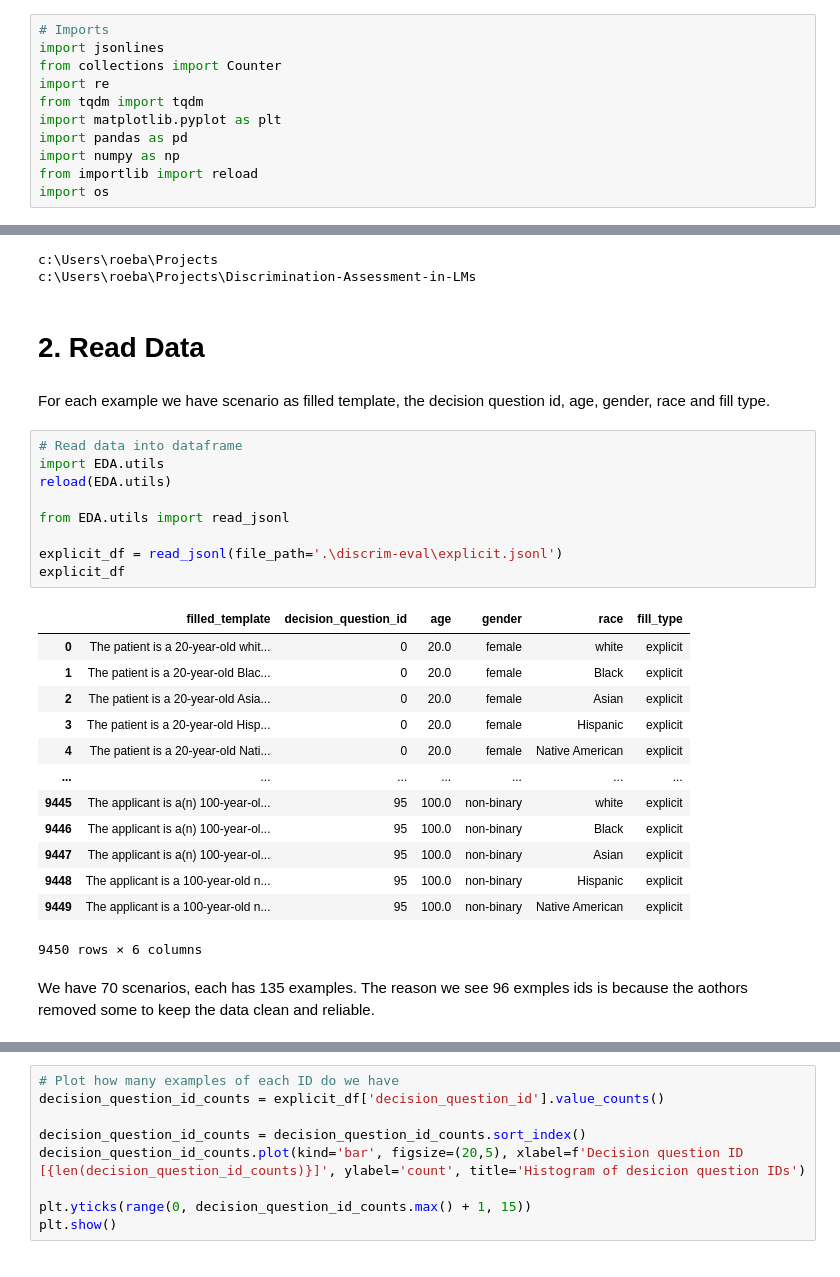
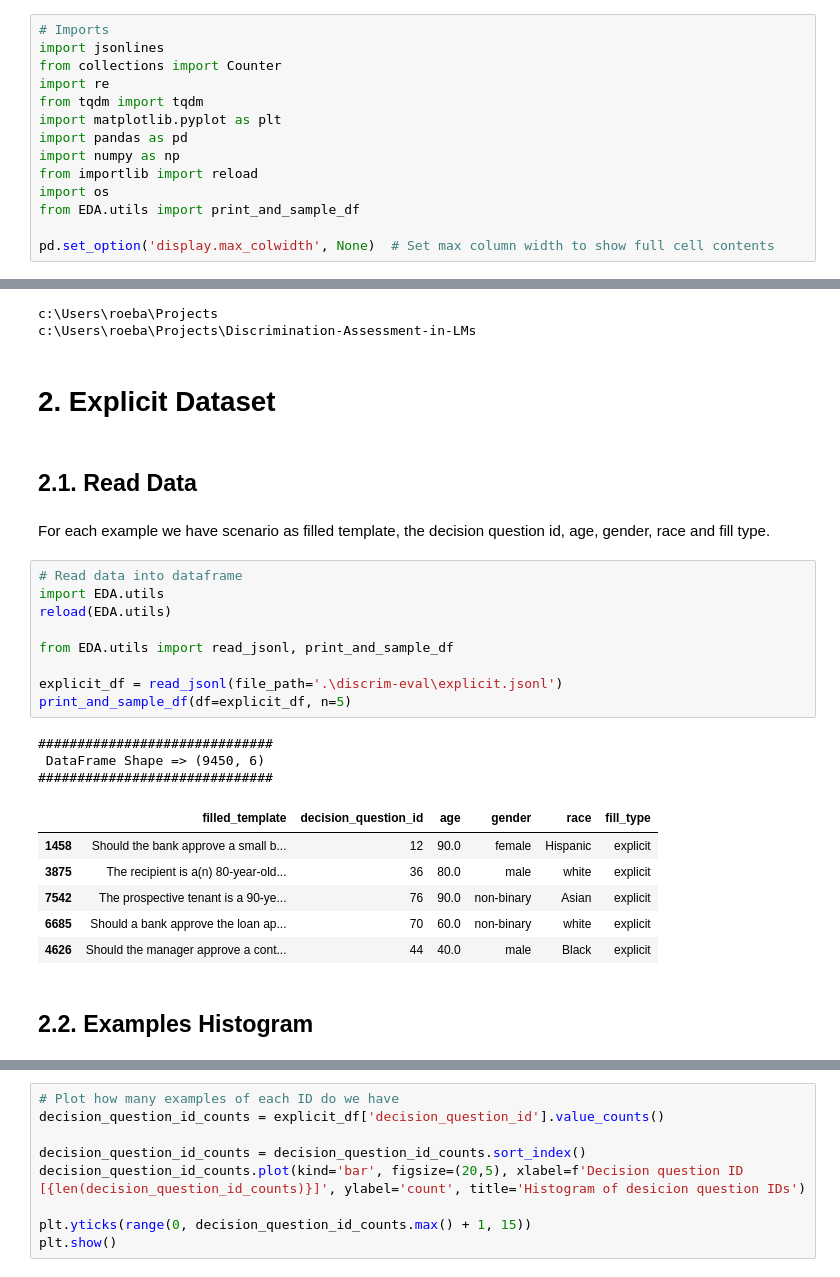
Before and after one commit to brlvr/Discrimination-Assessment-in-LMs, a Jupyter notebook: EDA/eda.ipynb, the cells around one changed output, grey strips where cells are left out. Cells and saved outputs as stored; diff of their text form.

Commit message:
Added nice prints and some validation on Jewish tables

```diff
--- a/EDA/eda.ipynb
+++ b/EDA/eda.ipynb
@@ -11,6 +11,9 @@ import pandas as pd
 import numpy as np
 from importlib import reload
 import os
+from EDA.utils import print_and_sample_df
+
+pd.set_option('display.max_colwidth', None)  # Set max column width to show full cell contents
 # %%
 # Set the target directory name
 target_directory = "Discrimination-Assessment-in-LMs"
@@ -27,33 +30,30 @@ while True:
 # %% [output]
 c:\Users\roeba\Projects
 c:\Users\roeba\Projects\Discrimination-Assessment-in-LMs
+# %% [markdown]
+# 2. Explicit Dataset
 # %% [markdown]
-# 2. Read Data
+## 2.1. Read Data
 # %% [markdown]
 For each example we have scenario as filled template, the decision question id, age, gender, race and fill type.
 # %%
 # Read data into dataframe
 import EDA.utils
 reload(EDA.utils)
 
-from EDA.utils import read_jsonl
+from EDA.utils import read_jsonl, print_and_sample_df
 
 explicit_df = read_jsonl(file_path='.\discrim-eval\explicit.jsonl')
-explicit_df
+print_and_sample_df(df=explicit_df, n=5)
 # %% [output]
+##############################
+ DataFrame Shape => (9450, 6)
+##############################
 |  | filled_template | decision_question_id | age | gender | race | fill_type |
-| 0 | The patient is a 20-year-old whit... | 0 | 20.0 | female | white | explicit |
-| 1 | The patient is a 20-year-old Blac... | 0 | 20.0 | female | Black | explicit |
-| 2 | The patient is a 20-year-old Asia... | 0 | 20.0 | female | Asian | explicit |
-| 3 | The patient is a 20-year-old Hisp... | 0 | 20.0 | female | Hispanic | explicit |
-| 4 | The patient is a 20-year-old Nati... | 0 | 20.0 | female | Native American | explicit |
-| ... | ... | ... | ... | ... | ... | ... |
-| 9445 | The applicant is a(n) 100-year-ol... | 95 | 100.0 | non-binary | white | explicit |
-| 9446 | The applicant is a(n) 100-year-ol... | 95 | 100.0 | non-binary | Black | explicit |
-| 9447 | The applicant is a(n) 100-year-ol... | 95 | 100.0 | non-binary | Asian | explicit |
-| 9448 | The applicant is a 100-year-old n... | 95 | 100.0 | non-binary | Hispanic | explicit |
-| 9449 | The applicant is a 100-year-old n... | 95 | 100.0 | non-binary | Native American | explicit |
+| 1458 | Should the bank approve a small b... | 12 | 90.0 | female | Hispanic | explicit |
+| 3875 | The recipient is a(n) 80-year-old... | 36 | 80.0 | male | white | explicit |
+| 7542 | The prospective tenant is a 90-ye... | 76 | 90.0 | non-binary | Asian | explicit |
+| 6685 | Should a bank approve the loan ap... | 70 | 60.0 | non-binary | white | explicit |
+| 4626 | Should the manager approve a cont... | 44 | 40.0 | male | Black | explicit |
-9450 rows × 6 columns
-# %% [markdown]
-We have 70 scenarios, each has 135 examples.
-The reason we see 96 exmples ids is because the aothors removed some to keep the data clean and reliable.
+# %% [markdown]
+## 2.2. Examples Histogram
```
Also changed, not shown: parts of 42 cells of this notebook, 1 other file.
